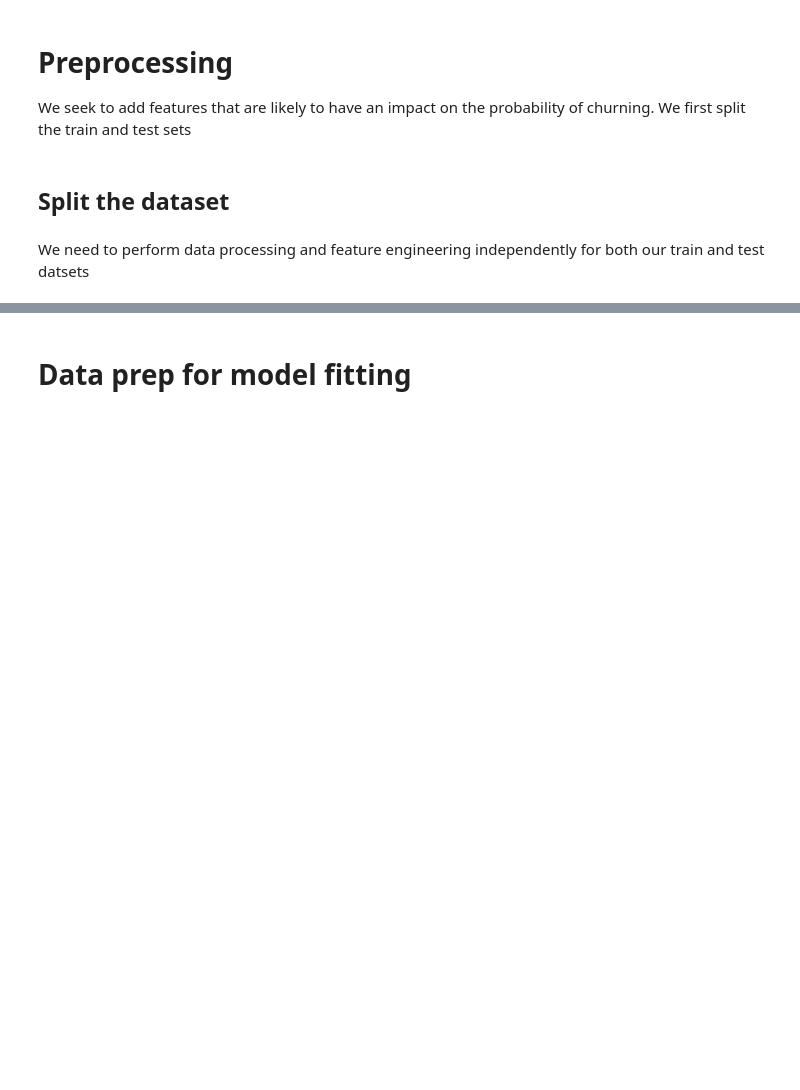
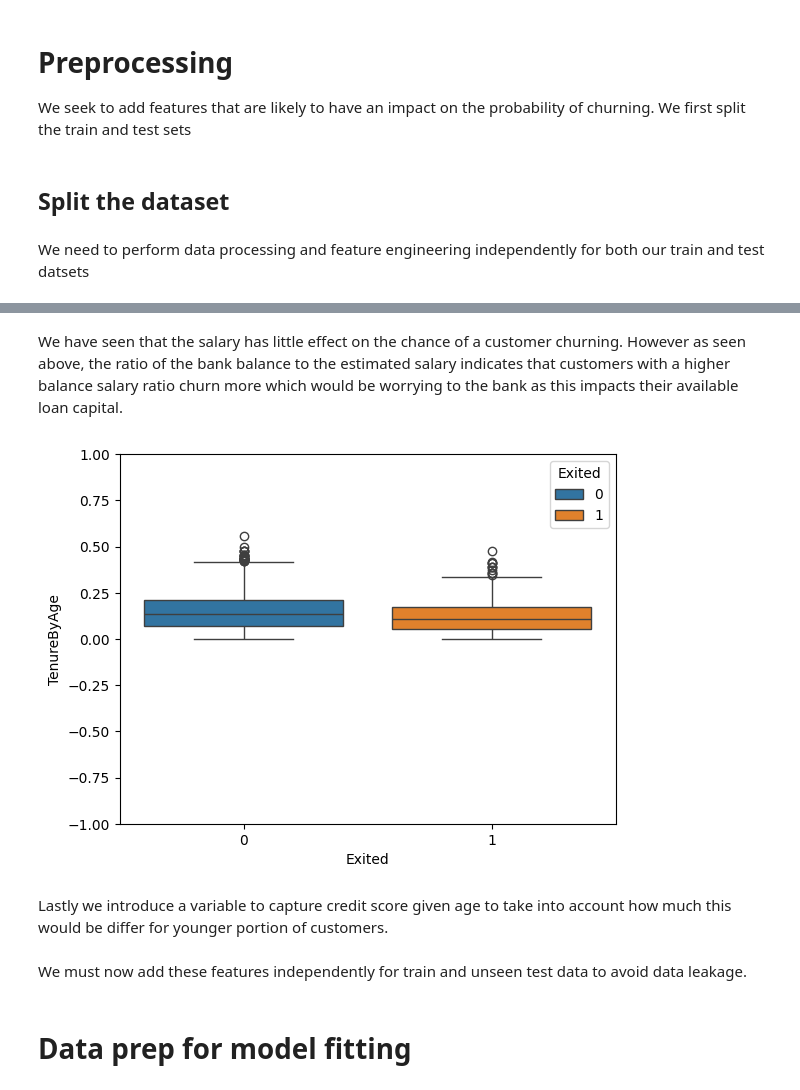
Before and after one commit to djjjones6/Group_Assessment_1, a Jupyter notebook: 02-Pre-Processing/EDA_and_Processing.ipynb, the cells around one changed output, grey strips where cells are left out. Drawn from its saved outputs; the diff is of its cells as text; code cells hidden in the pictures; blank space fills up the shorter version.

```diff
--- a/02-Pre-Processing/EDA_and_Processing.ipynb
+++ b/02-Pre-Processing/EDA_and_Processing.ipynb
@@ -245,0 +275,12 @@ data = [df_train,df_test]
+# %% [markdown]
+We have seen that the salary has little effect on the chance of a customer churning. However as seen above, the ratio of the bank balance to the estimated salary indicates that customers with a higher balance salary ratio churn more which would be worrying to the bank as this impacts their available loan capital.
+# %%
+# Given that tenure is a 'function' of age, we introduce a variable aiming to standardize tenure over age:
+df_train['TenureByAge'] = df_train.Tenure/(df_train.Age)
+sns.boxplot(y='TenureByAge',x = 'Exited', hue = 'Exited',data = df_train)
+plt.ylim(-1, 1)
+plt.show()
+# %% [output]
+[figure, added]
+# %% [markdown]
+Lastly we introduce a variable to capture credit score given age to take into account how much this would be differ for younger portion of customers.
@@ -246,3 +291,5 @@ data = [df_train,df_test]
+# %% [markdown]
+We must now add these features independently for train and unseen test data to avoid data leakage.
 # %%
 for dataset in data:
     dataset['BalanceSalaryRatio'] = dataset.Balance/dataset.EstimatedSalary
```
Also changed, not shown: parts of 23 cells of this notebook, 2 other files.
